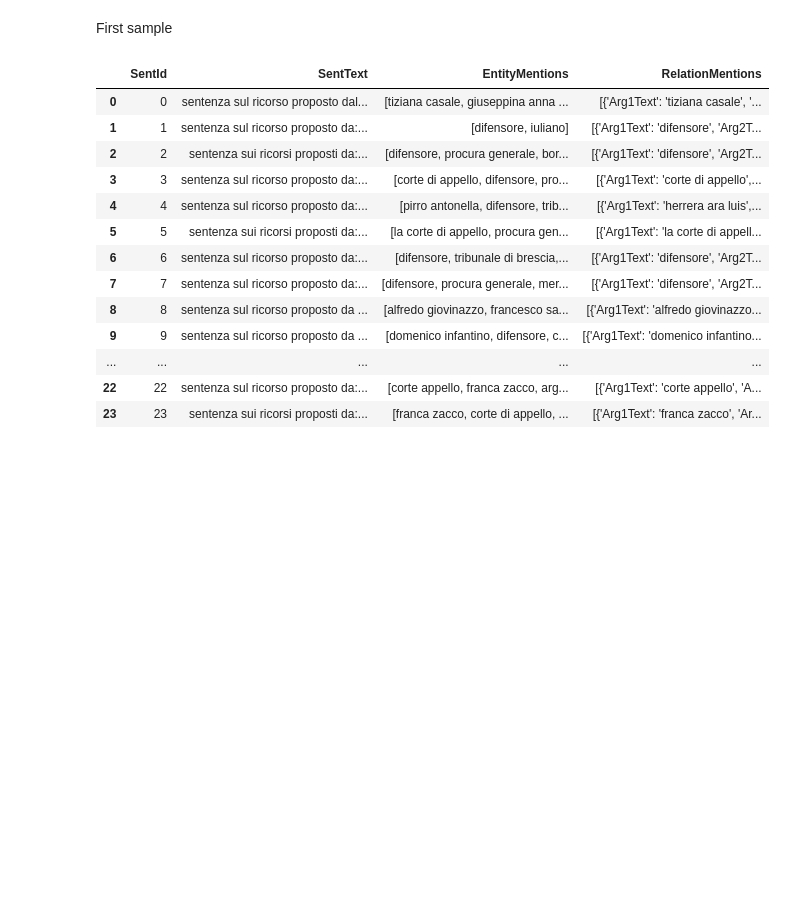
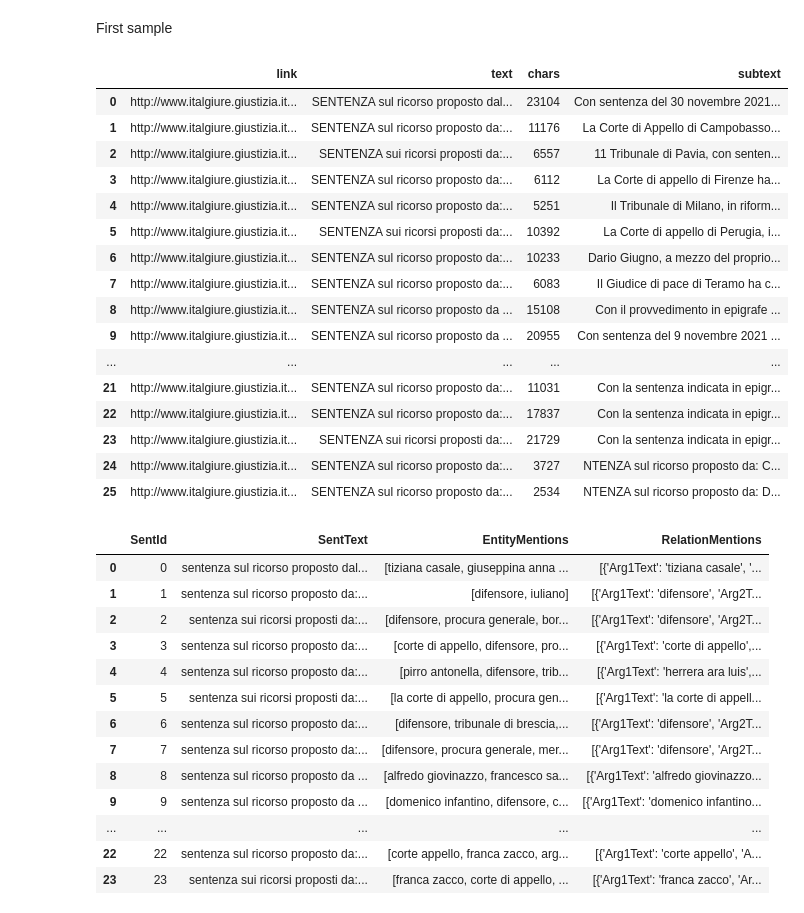
Before and after one commit to Gianpe/NLP_Anonymization, a Jupyter notebook: notebooks/Step2_DataPreparation/DataUnd_DataPrep.ipynb, the cells around one changed output. Drawn from its saved outputs; the diff is of its cells as text; code cells hidden in the pictures; blank space fills up the shorter version.

```diff
--- a/notebooks/Step2_DataPreparation/DataUnd_DataPrep.ipynb
+++ b/notebooks/Step2_DataPreparation/DataUnd_DataPrep.ipynb
@@ -171,6 +169,25 @@ Use this web tool https://abera87.github.io/annotate/ from this paper https://ar
 First sample
 # %%
 sample_1 = df.head(26)
+sample_1
+# %% [output]
+|  | link | text | chars | subtext |
+| 0 | http://www.italgiure.giustizia.it... | SENTENZA sul ricorso proposto dal... | 23104 | Con sentenza del 30 novembre 2021... |
+| 1 | http://www.italgiure.giustizia.it... | SENTENZA sul ricorso proposto da:... | 11176 | La Corte di Appello di Campobasso... |
+| 2 | http://www.italgiure.giustizia.it... | SENTENZA sui ricorsi proposti da:... | 6557 | 11 Tribunale di Pavia, con senten... |
+| 3 | http://www.italgiure.giustizia.it... | SENTENZA sul ricorso proposto da:... | 6112 | La Corte di appello di Firenze ha... |
+| 4 | http://www.italgiure.giustizia.it... | SENTENZA sul ricorso proposto da:... | 5251 | Il Tribunale di Milano, in riform... |
+| 5 | http://www.italgiure.giustizia.it... | SENTENZA sui ricorsi proposti da:... | 10392 | La Corte di appello di Perugia, i... |
+| 6 | http://www.italgiure.giustizia.it... | SENTENZA sul ricorso proposto da:... | 10233 | Dario Giugno, a mezzo del proprio... |
+| 7 | http://www.italgiure.giustizia.it... | SENTENZA sul ricorso proposto da:... | 6083 | Il Giudice di pace di Teramo ha c... |
+| 8 | http://www.italgiure.giustizia.it... | SENTENZA sul ricorso proposto da ... | 15108 | Con il provvedimento in epigrafe ... |
+| 9 | http://www.italgiure.giustizia.it... | SENTENZA sul ricorso proposto da ... | 20955 | Con sentenza del 9 novembre 2021 ... |
+| ... | ... | ... | ... | ... |
+| 21 | http://www.italgiure.giustizia.it... | SENTENZA sul ricorso proposto da:... | 11031 | Con la sentenza indicata in epigr... |
+| 22 | http://www.italgiure.giustizia.it... | SENTENZA sul ricorso proposto da:... | 17837 | Con la sentenza indicata in epigr... |
+| 23 | http://www.italgiure.giustizia.it... | SENTENZA sui ricorsi proposti da:... | 21729 | Con la sentenza indicata in epigr... |
+| 24 | http://www.italgiure.giustizia.it... | SENTENZA sul ricorso proposto da:... | 3727 | NTENZA sul ricorso proposto da: C... |
+| 25 | http://www.italgiure.giustizia.it... | SENTENZA sul ricorso proposto da:... | 2534 | NTENZA sul ricorso proposto da: D... |
 # %%
 txt = " \n ".join(s.lower() for s in sample_1['subtext'])
 # %%
```
Also changed, not shown: parts of 37 cells of this notebook, 16 other files.
